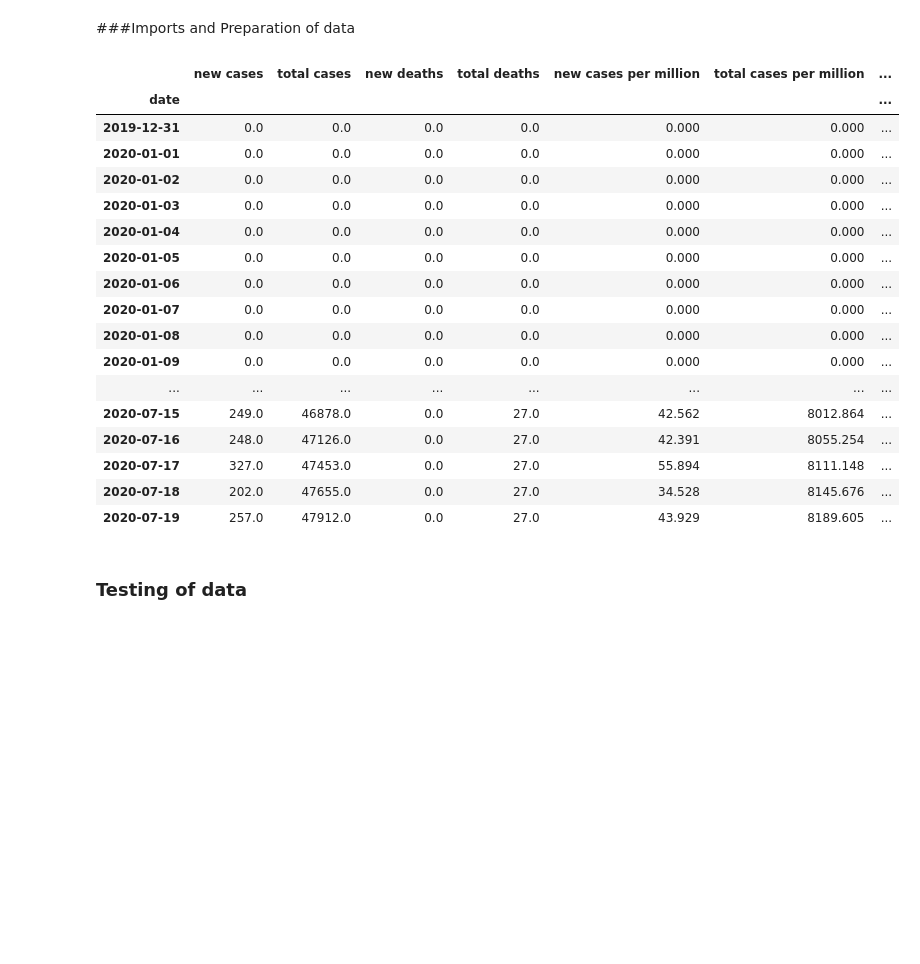
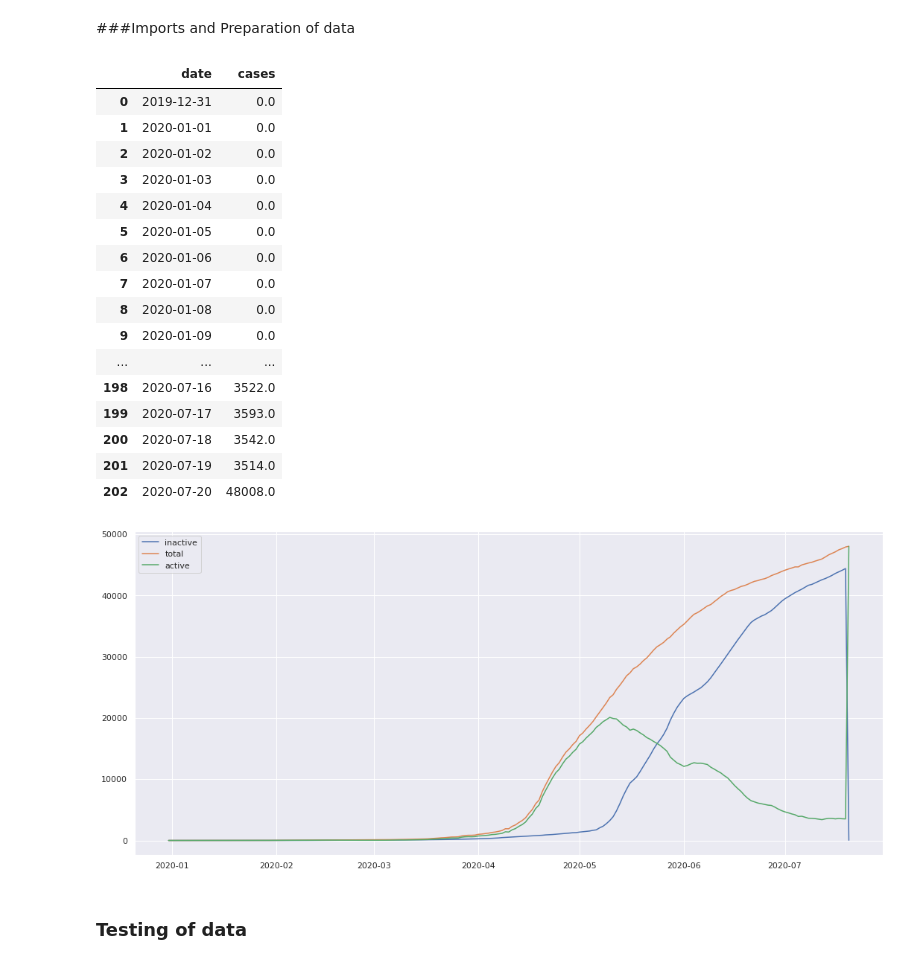
Before and after one commit to ThePyProgrammer/PXChallenge, a Jupyter notebook: PX.ipynb, the cells around one changed output. Saved outputs shown, nothing was run; the diff lists cells and outputs as text; code cells hidden in the pictures; blank space fills up the shorter version.

```diff
--- a/PX.ipynb
+++ b/PX.ipynb
@@ -22,7 +22,7 @@ import statsmodels.api as sm
 from tqdm import tqdm_notebook
 
 from itertools import product
-from datetime import datetime, date
+from datetime import datetime, date, timedelta
 from fbprophet import Prophet
 
 def mean_absolute_percentage_error(y_true, y_pred): # MAPE scoring system for scoring time series forecasting
@@ -36,11 +36,22 @@ warnings.filterwarnings('ignore') # literally to ignore all the warning that don
 
 
 data = pd.read_csv('https://raw.githubusercontent.com/owid/covid-19-data/master/public/data/owid-covid-data.csv') # main data
+data2 = pd.read_csv('https://raw.githubusercontent.com/CSSEGISandData/COVID-19/master/csse_covid_19_data/csse_covid_19_time_series/time_series_covid19_recovered_global.csv') # R section of the SIR model
 
 
 def find(country='Singapore', kind='new_cases', name=None): # program to retrieve data required from the main data
     return pd.DataFrame([[datetime.date(datetime.strptime(i[1], "%Y-%m-%d")), i[-1]] for i in list(data[['location','date',kind]].to_numpy()) if i[0] == country], columns=['date', kind if name is None else name])
 #                                   ^ is just to process the date given                                  ^ takes in where, when and what           ^ parses out country               ^ if name is specified it gives name else just uses the name given beforehand
+
+def find2(): # program to retrieve data required from the main data
+    ser = data2.transpose().drop(['Province/State', 'Lat', 'Long'])[194]
+    df = pd.DataFrame({"date":pd.to_datetime(ser.index[1:]).date, "cases": ser.values[1:]}, columns=["date", "cases"])
+    return df
+
+
+    #return pd.DataFrame([[datetime.date(datetime.strptime(i[1], "%Y-%m-%d")), i[-1]] for i in list(data2[['location','date',kind]].to_numpy()) if i[0] == country], columns=['date', kind if name is None else name])
+#                                   ^ is just to process the date given                                  ^ takes in where, when and what           ^ parses out country               ^ if name is specified it gives name else just uses the name given beforehand
+
 
 sgdata = find(name='cases') # new cases every day
 sgtotal = find(kind='total_cases', name='cases') # total cases per day
@@ -52,56 +63,72 @@ sgdeathspm = find(kind='new_deaths_per_million', name='deaths') # new deaths per
 sgtotaldeathspm = find(kind='total_deaths_per_million', name='deaths') # total deaths per million per day
 sgpop = find(kind='population', name='pop') # population
 sgpopdensity = find(kind='population_density', name='density') # population density
-
+sgrecovered = find2()
 
 # method tactic: time series analysis
 
 
 xog = x = sgdata['date'].to_numpy()[:-1][:, np.newaxis] # gets the x-axis: dates
 y = sgdata['cases'].to_numpy()[1:][:, np.newaxis] # gets the y-axis: cases
 x = np.vectorize(lambda xval: (xval-x[0][0]).days+1)(x) # gets the days since 31 Jul 2020
 
 
 
 # This step is to account for the shift in data due to delay in reporting of data by OWID
 sgdata = pd.DataFrame({'date': sgdata['date'].to_numpy()[:-1], 'cases': sgdata['cases'].to_numpy()[1:]})
 sgtotal = pd.DataFrame({'date': sgtotal['date'].to_numpy()[:-1], 'cases': sgtotal['cases'].to_numpy()[1:]})
 sgdeaths = pd.DataFrame({'date': sgdeaths['date'].to_numpy()[:-1], 'deaths': sgdeaths['deaths'].to_numpy()[1:]})
 sgtotaldeaths = pd.DataFrame({'date': sgtotaldeaths['date'].to_numpy()[:-1], 'deaths': sgtotaldeaths['deaths'].to_numpy()[1:]})
 sgdatapm = pd.DataFrame({'date': sgdatapm['date'].to_numpy()[:-1], 'cases': sgdatapm['cases'].to_numpy()[1:]})
 sgtotalpm = pd.DataFrame({'date': sgtotalpm['date'].to_numpy()[:-1], 'cases': sgtotalpm['cases'].to_numpy()[1:]})
 sgdeathspm = pd.DataFrame({'date': sgdeathspm['date'].to_numpy()[:-1], 'deaths': sgdeathspm['deaths'].to_numpy()[1:]})
 sgtotaldeathspm = pd.DataFrame({'date': sgtotaldeathspm['date'].to_numpy()[:-1], 'deaths': sgtotaldeathspm['deaths'].to_numpy()[1:]})
 sgpop = pd.DataFrame({'date': sgpop['date'].to_numpy()[:-1], 'pop': sgpop['pop'].to_numpy()[1:]})
 sgpopdensity = pd.DataFrame({'date': sgpopdensity['date'].to_numpy()[:-1], 'density': sgpopdensity['density'].to_numpy()[1:]})
+sgrecovered = pd.DataFrame({'date': sgrecovered['date'].to_numpy()[:-1], 'cases': sgrecovered['cases'].to_numpy()[1:]})
 #
 
 pd.set_option('display.max_rows', None)
 pd.set_option('display.max_columns', None)
 pd.set_option('display.width', None)
 pd.set_option('display.max_colwidth', -1)
 
-allsg = np.array([sgdata['cases'], sgtotal['cases'], sgdeaths['deaths'], sgtotaldeaths['deaths'], sgdatapm['cases'], sgtotalpm['cases'], sgdeathspm['deaths'], sgtotaldeathspm['deaths'], sgpop['pop'], sgpopdensity['density']]).T
-sg = pd.DataFrame(allsg, index=sgdata['date'], columns=['new cases', 'total cases', 'new deaths', 'total deaths', 'new cases per million', 'total cases per million', 'new deaths per million', 'total deaths per million', 'population', 'population density'])
+allsg = np.array([sgdata['date'], sgdata['cases'], sgtotal['cases'], sgdeaths['deaths'], sgtotaldeaths['deaths'], sgdatapm['cases'], sgtotalpm['cases'], sgdeathspm['deaths'], sgtotaldeathspm['deaths'], sgpop['pop'], sgpopdensity['density']]).T
+sg = pd.DataFrame(allsg, index=sgdata['date'], columns=['date', 'new cases', 'total cases', 'new deaths', 'total deaths', 'new cases per million', 'total cases per million', 'new deaths per million', 'total deaths per million', 'population', 'population density'])
+
+
+#plt.plot(sgrecovered['cases'].to_numpy())
+recoveredtemp = sgrecovered.copy()
+recoveredtemp.columns = ["date", "cases"]
+deathstemp = sgtotaldeaths.copy()
+deathstemp.columns = ["date", "cases"]
+sginactive = recoveredtemp.set_index("date").add(deathstemp.set_index("date"), fill_value=0).reset_index().fillna(0)
+sgactive = sgtotal.set_index("date").sub(sginactive.set_index("date"), fill_value=0).reset_index().fillna(0)
+plt.figure(figsize=(18,8))
+plt.plot(sginactive['date'], sginactive['cases'], label="inactive")
+plt.plot(sgtotal['date'], sgtotal['cases'], label="total")
+plt.plot(sgactive['date'], sgactive['cases'], label="active")
+plt.legend()
+sgactive
 # %% [output]
-|  | new cases | total cases | new deaths | total deaths | new cases per million | total cases per million | ... |
-| date |  |  |  |  |  |  | ... |
-| 2019-12-31 | 0.0 | 0.0 | 0.0 | 0.0 | 0.000 | 0.000 | ... |
-| 2020-01-01 | 0.0 | 0.0 | 0.0 | 0.0 | 0.000 | 0.000 | ... |
-| 2020-01-02 | 0.0 | 0.0 | 0.0 | 0.0 | 0.000 | 0.000 | ... |
-| 2020-01-03 | 0.0 | 0.0 | 0.0 | 0.0 | 0.000 | 0.000 | ... |
-| 2020-01-04 | 0.0 | 0.0 | 0.0 | 0.0 | 0.000 | 0.000 | ... |
-| 2020-01-05 | 0.0 | 0.0 | 0.0 | 0.0 | 0.000 | 0.000 | ... |
-| 2020-01-06 | 0.0 | 0.0 | 0.0 | 0.0 | 0.000 | 0.000 | ... |
-| 2020-01-07 | 0.0 | 0.0 | 0.0 | 0.0 | 0.000 | 0.000 | ... |
-| 2020-01-08 | 0.0 | 0.0 | 0.0 | 0.0 | 0.000 | 0.000 | ... |
-| 2020-01-09 | 0.0 | 0.0 | 0.0 | 0.0 | 0.000 | 0.000 | ... |
-| ... | ... | ... | ... | ... | ... | ... | ... |
-| 2020-07-15 | 249.0 | 46878.0 | 0.0 | 27.0 | 42.562 | 8012.864 | ... |
-| 2020-07-16 | 248.0 | 47126.0 | 0.0 | 27.0 | 42.391 | 8055.254 | ... |
-| 2020-07-17 | 327.0 | 47453.0 | 0.0 | 27.0 | 55.894 | 8111.148 | ... |
-| 2020-07-18 | 202.0 | 47655.0 | 0.0 | 27.0 | 34.528 | 8145.676 | ... |
-| 2020-07-19 | 257.0 | 47912.0 | 0.0 | 27.0 | 43.929 | 8189.605 | ... |
+|  | date | cases |
+| 0 | 2019-12-31 | 0.0 |
+| 1 | 2020-01-01 | 0.0 |
+| 2 | 2020-01-02 | 0.0 |
+| 3 | 2020-01-03 | 0.0 |
+| 4 | 2020-01-04 | 0.0 |
+| 5 | 2020-01-05 | 0.0 |
+| 6 | 2020-01-06 | 0.0 |
+| 7 | 2020-01-07 | 0.0 |
+| 8 | 2020-01-08 | 0.0 |
+| 9 | 2020-01-09 | 0.0 |
+| ... | ... | ... |
+| 198 | 2020-07-16 | 3522.0 |
+| 199 | 2020-07-17 | 3593.0 |
+| 200 | 2020-07-18 | 3542.0 |
+| 201 | 2020-07-19 | 3514.0 |
+| 202 | 2020-07-20 | 48008.0 |
+[figure, added]
 # %% [markdown]
 ### Testing of data
 # %%
```
Also changed, not shown: parts of 8 cells of this notebook.
